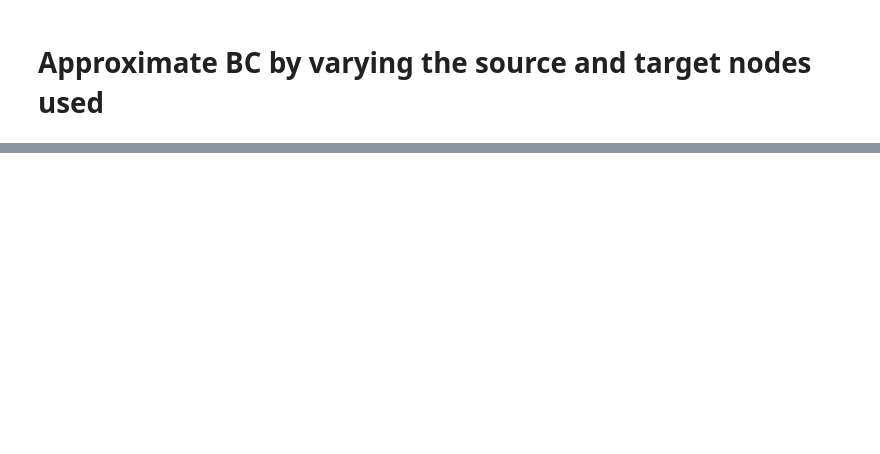
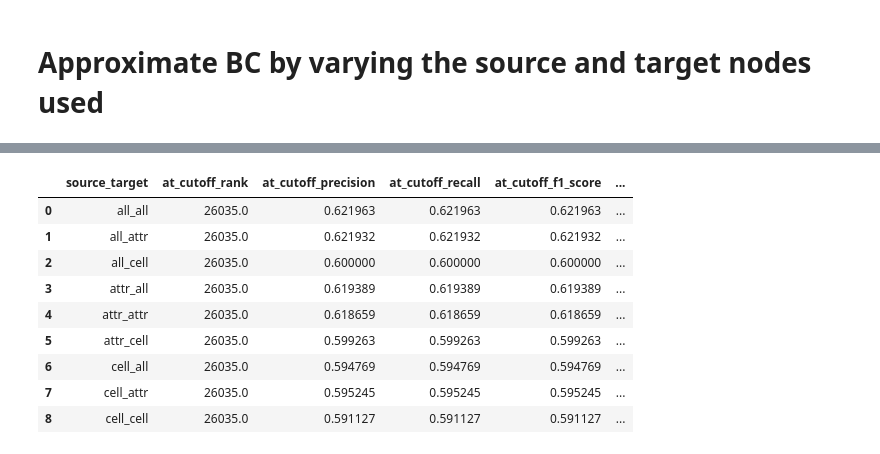
Before and after one commit to northeastern-datalab/domain_net, a Jupyter notebook: BC_source_target_nodes_analysis.ipynb, the cells around one changed output, grey strips where cells are left out. Drawn from its saved outputs; the diff is of its cells as text; code cells hidden in the pictures; blank space fills up the shorter version.

```diff
--- a/BC_source_target_nodes_analysis.ipynb
+++ b/BC_source_target_nodes_analysis.ipynb
@@ -122,0 +74,15 @@ F1-Score: 0.63025767757547 stdev: 0.0013151732647648828
+# %%
+# Mean values in each measure
+df_summary_mean = df.groupby(['source_target'], as_index=False).mean()
+df_summary_mean
+# %% [output]
+|  | source_target | at_cutoff_rank | at_cutoff_precision | at_cutoff_recall | at_cutoff_f1_score | ... |
+| 0 | all_all | 26035.0 | 0.621963 | 0.621963 | 0.621963 | ... |
+| 1 | all_attr | 26035.0 | 0.621932 | 0.621932 | 0.621932 | ... |
+| 2 | all_cell | 26035.0 | 0.600000 | 0.600000 | 0.600000 | ... |
+| 3 | attr_all | 26035.0 | 0.619389 | 0.619389 | 0.619389 | ... |
+| 4 | attr_attr | 26035.0 | 0.618659 | 0.618659 | 0.618659 | ... |
+| 5 | attr_cell | 26035.0 | 0.599263 | 0.599263 | 0.599263 | ... |
+| 6 | cell_all | 26035.0 | 0.594769 | 0.594769 | 0.594769 | ... |
+| 7 | cell_attr | 26035.0 | 0.595245 | 0.595245 | 0.595245 | ... |
+| 8 | cell_cell | 26035.0 | 0.591127 | 0.591127 | 0.591127 | ... |
```
Also changed, not shown: parts of 10 cells of this notebook, 2 other files.
